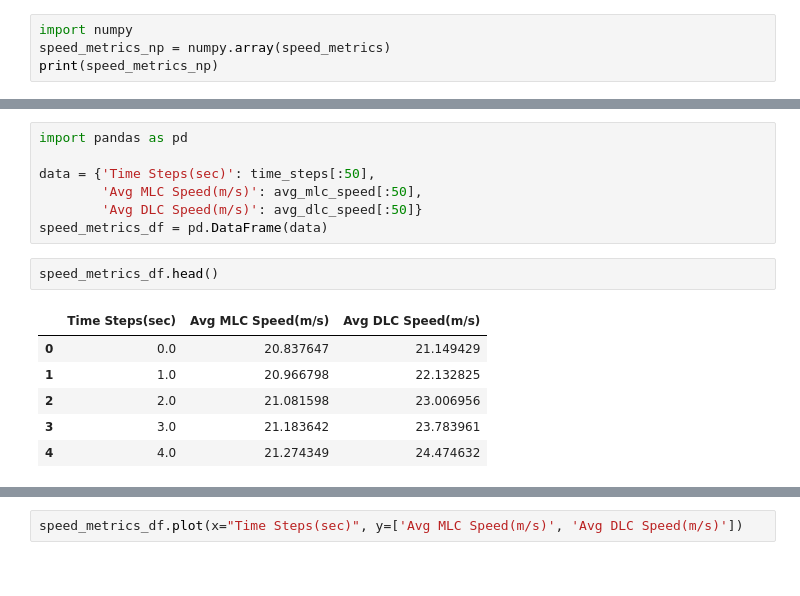
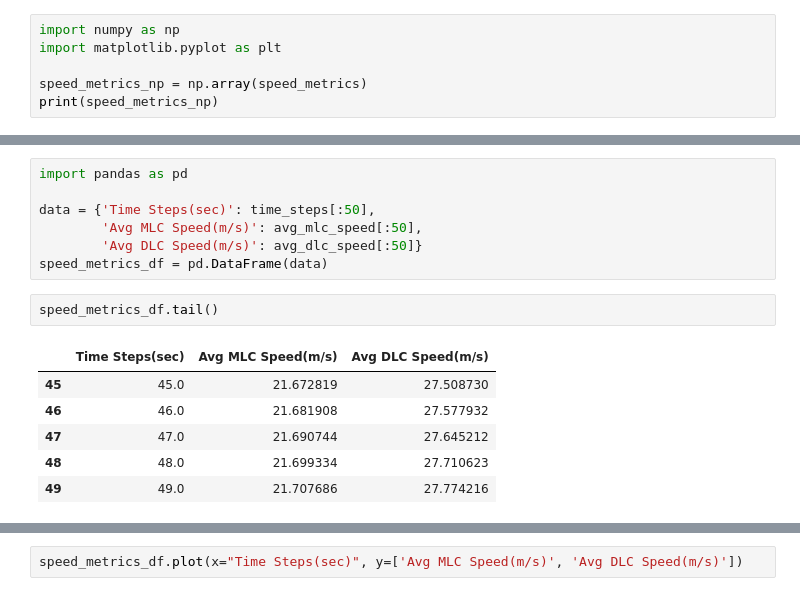
Before and after one commit to RaulEP/MscThesis-MAHighwayEnv, a Jupyter notebook: test.ipynb, the cells around one changed output, grey strips where cells are left out. Saved outputs shown, nothing was run; the diff lists cells and outputs as text.

```diff
--- a/test.ipynb
+++ b/test.ipynb
@@ -45,7 +36,9 @@ Wrapping the env in a DummyVecEnv.
 # %% [markdown]
 ## DLC Vehicle vs MLC Vehicle Avg Speed Comparison
 # %%
-import numpy
-speed_metrics_np = numpy.array(speed_metrics)
+import numpy as np
+import matplotlib.pyplot as plt
+
+speed_metrics_np = np.array(speed_metrics)
 print(speed_metrics_np)
 # %% [output]
@@ -91,11 +82,11 @@ data = {'Time Steps(sec)': time_steps[:50],
         'Avg DLC Speed(m/s)': avg_dlc_speed[:50]}
 speed_metrics_df = pd.DataFrame(data)
 # %%
-speed_metrics_df.head()
+speed_metrics_df.tail()
 # %% [output]
 |  | Time Steps(sec) | Avg MLC Speed(m/s) | Avg DLC Speed(m/s) |
-| 0 | 0.0 | 20.837647 | 21.149429 |
-| 1 | 1.0 | 20.966798 | 22.132825 |
-| 2 | 2.0 | 21.081598 | 23.006956 |
-| 3 | 3.0 | 21.183642 | 23.783961 |
-| 4 | 4.0 | 21.274349 | 24.474632 |
+| 45 | 45.0 | 21.672819 | 27.508730 |
+| 46 | 46.0 | 21.681908 | 27.577932 |
+| 47 | 47.0 | 21.690744 | 27.645212 |
+| 48 | 48.0 | 21.699334 | 27.710623 |
+| 49 | 49.0 | 21.707686 | 27.774216 |
```
Also changed, not shown: parts of 12 cells of this notebook.
